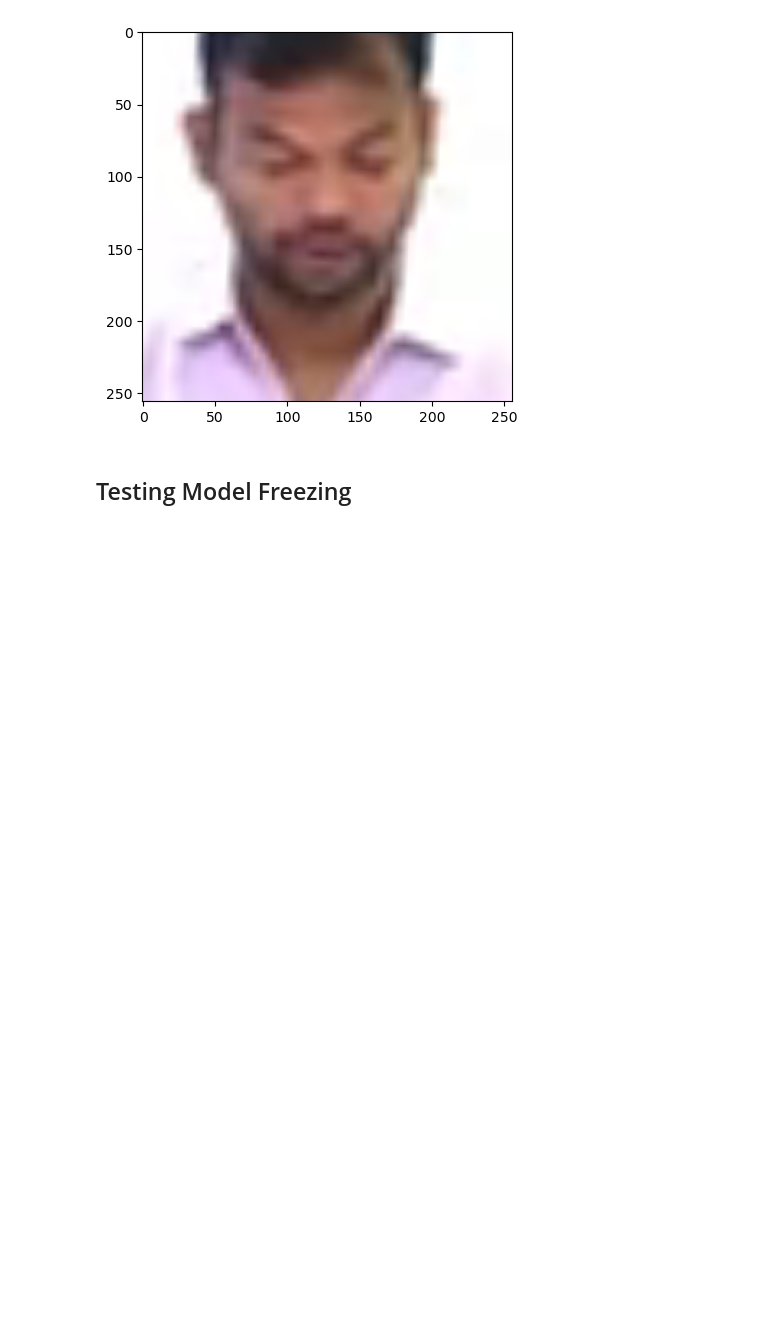
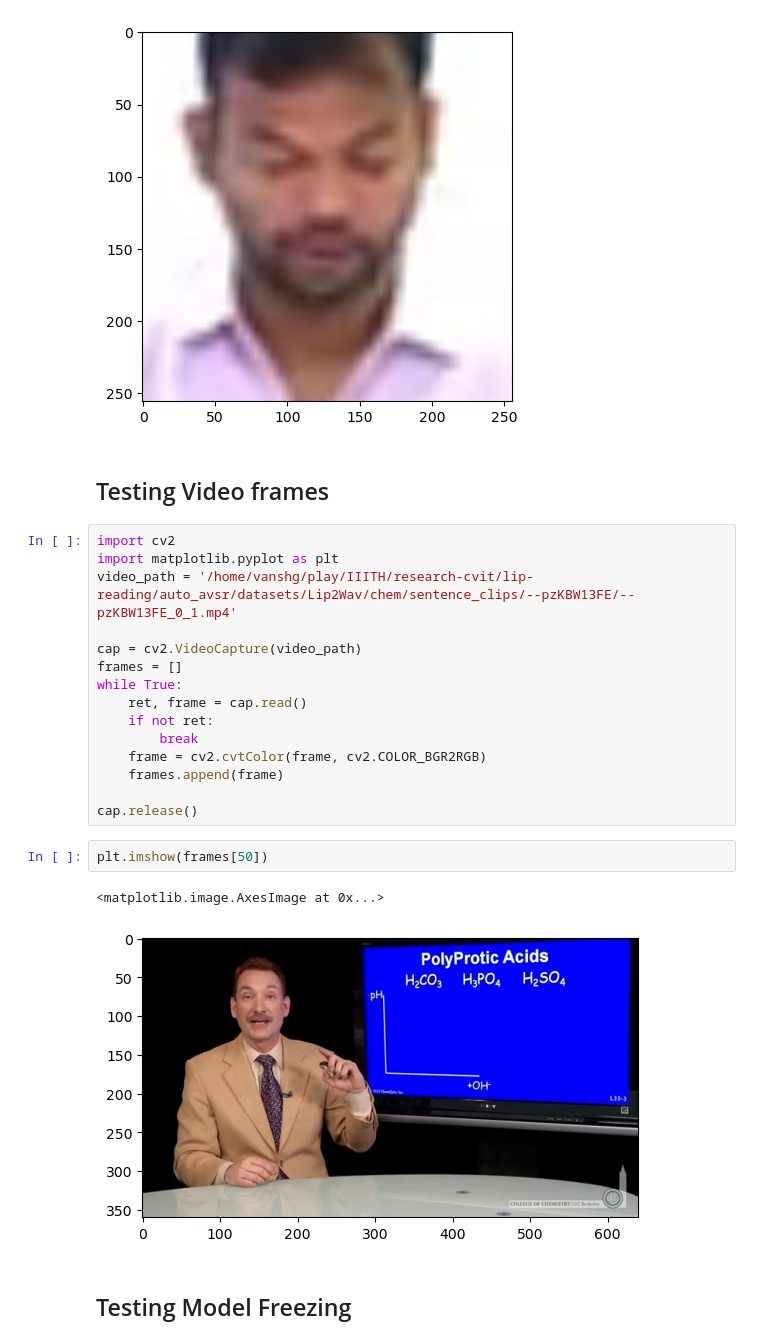
Before and after one commit to vanshg1729/auto_avsr, a Jupyter notebook: test.ipynb, the cells around one changed output. Saved outputs shown, nothing was run; the diff lists cells and outputs as text; blank space fills up the shorter version.

```diff
--- a/test.ipynb
+++ b/test.ipynb
@@ -495,6 +495,28 @@ plt.imshow(transformed_frame[400])
 # %% [output]
 <matplotlib.image.AxesImage at 0x...>
 [figure]
+# %% [markdown]
+## Testing Video frames
+# %%
+import cv2
+import matplotlib.pyplot as plt
+video_path = '/home/vanshg/play/IIITH/research-cvit/lip-reading/auto_avsr/datasets/Lip2Wav/chem/sentence_clips/--pzKBW13FE/--pzKBW13FE_0_1.mp4'
+
+cap = cv2.VideoCapture(video_path)
+frames = []
+while True:
+    ret, frame = cap.read()
+    if not ret:
+        break
+    frame = cv2.cvtColor(frame, cv2.COLOR_BGR2RGB)
+    frames.append(frame)
+
+cap.release()
+# %%
+plt.imshow(frames[50])
+# %% [output]
+<matplotlib.image.AxesImage at 0x...>
+[figure, added]
 # %% [markdown]
 ## Testing Model Freezing
 # %%
```
Also changed, not shown: 3 other files.
